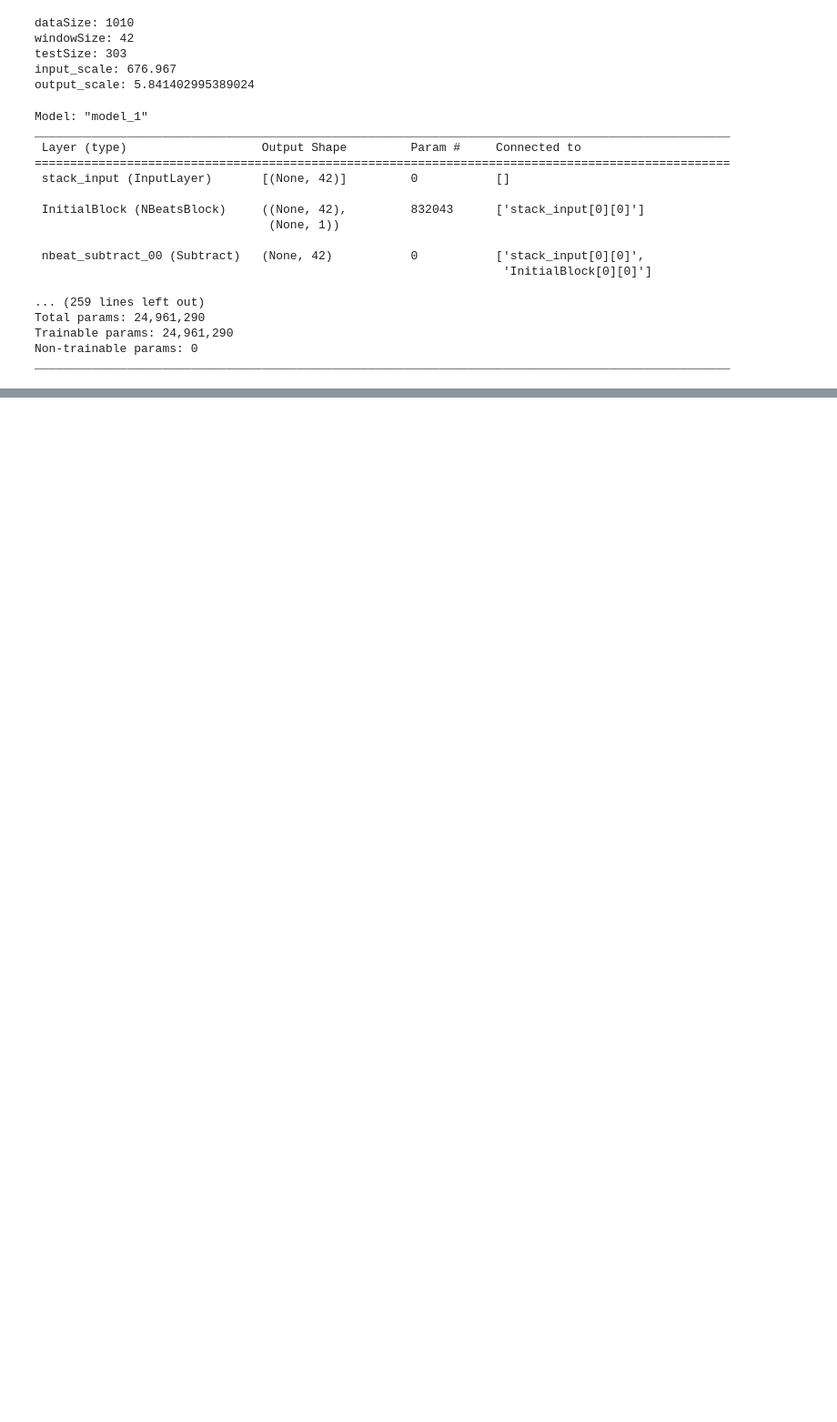
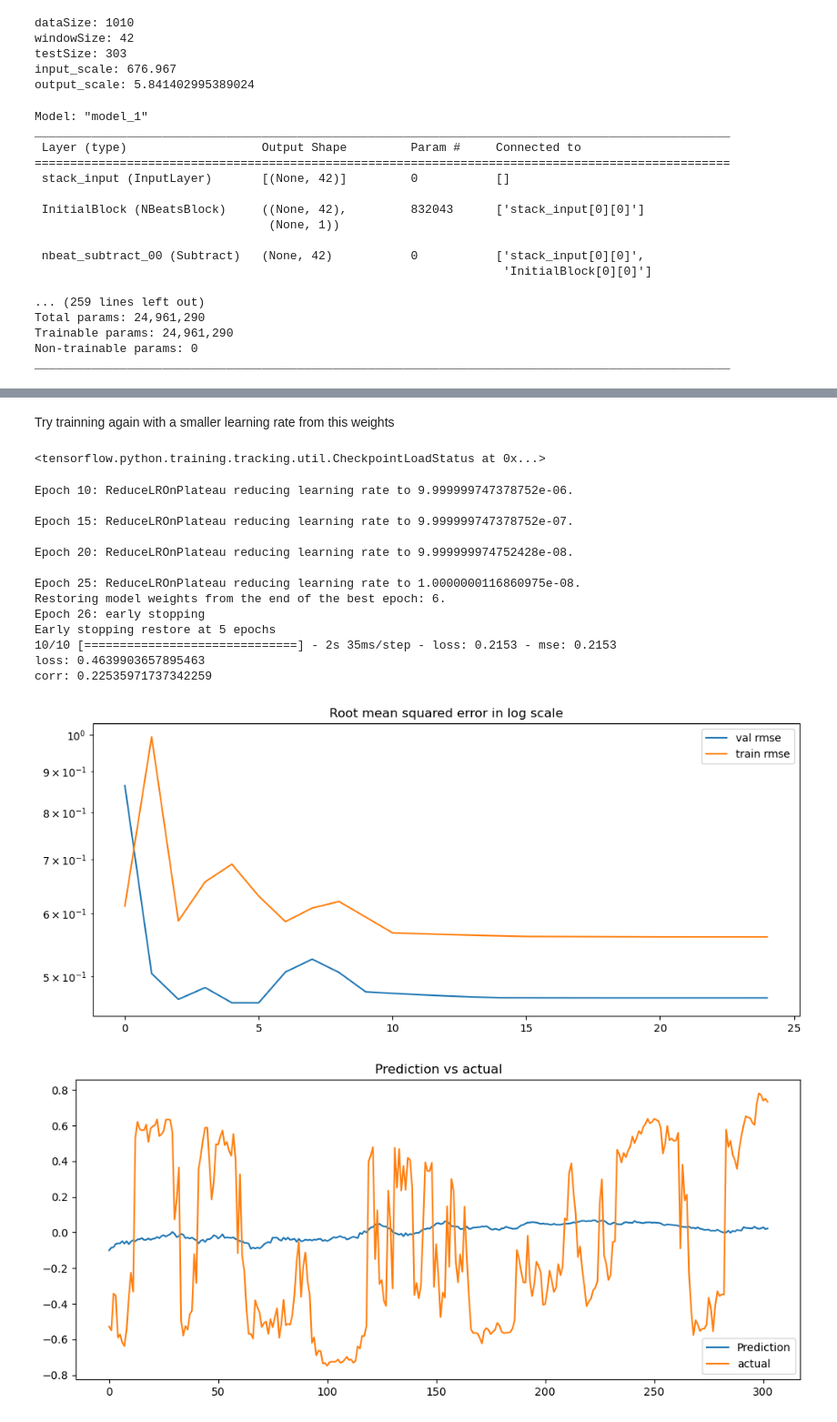
Before and after one commit to wwboy6/dl-btc-bnb, a Jupyter notebook: 06-profitoffuture.ipynb, the cells around one changed output, grey strips where cells are left out. Shown at 91% size. Drawn from its saved outputs; the diff is of its cells as text; code cells hidden in the pictures; blank space fills up the shorter version.

```diff
--- a/06-profitoffuture.ipynb
+++ b/06-profitoffuture.ipynb
@@ -269 +287,30 @@ plt.show()
 [figure]
+# %% [markdown]
+Try trainning again with a smaller learning rate from this weights
+# %%
+# model2.save('models/model6-2')
+model2.load_weights('models/model6-2')
+# %% [output]
+<tensorflow.python.training.tracking.util.CheckpointLoadStatus at 0x...>
+# %%
+model2.compile(loss="mse",
+              optimizer=tf.keras.optimizers.Adam(0.0001),
+              metrics=["mse"])
+# %%
+history2_2, rmse2_2, corr2_2 = standardTrainingAndReport(model2, x_test, y_test, train_dataset, test_dataset)
+# %% [output]
+Epoch 10: ReduceLROnPlateau reducing learning rate to 9.999999747378752e-06.
+
+Epoch 15: ReduceLROnPlateau reducing learning rate to 9.999999747378752e-07.
+
+Epoch 20: ReduceLROnPlateau reducing learning rate to 9.999999974752428e-08.
+
+Epoch 25: ReduceLROnPlateau reducing learning rate to 1.0000000116860975e-08.
+Restoring model weights from the end of the best epoch: 6.
+Epoch 26: early stopping
+Early stopping restore at 5 epochs
+10/10 [==============================] - 2s 35ms/step - loss: 0.2153 - mse: 0.2153
+loss: 0.4639903657895463
+corr: 0.22535971737342259
+[figure, added]
+[figure, added]
```
Also changed, not shown: parts of 13 cells of this notebook, 1 other file.
